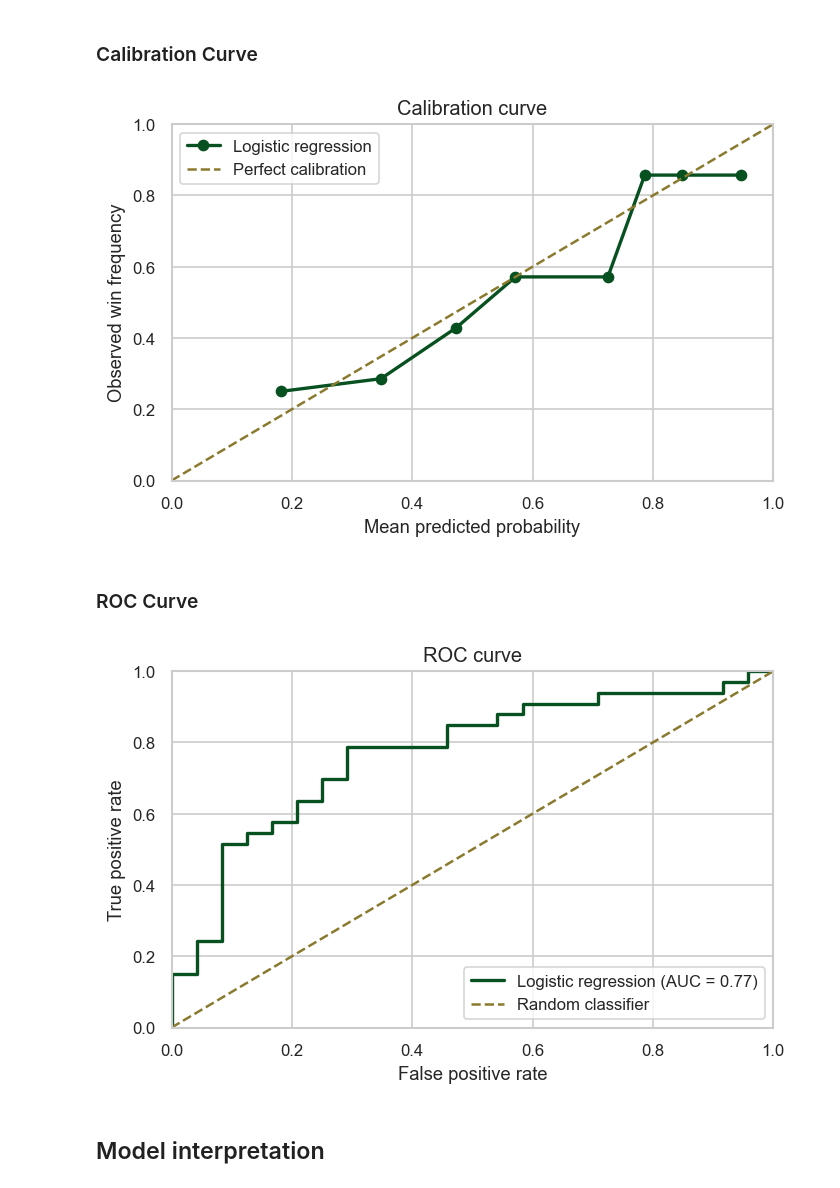
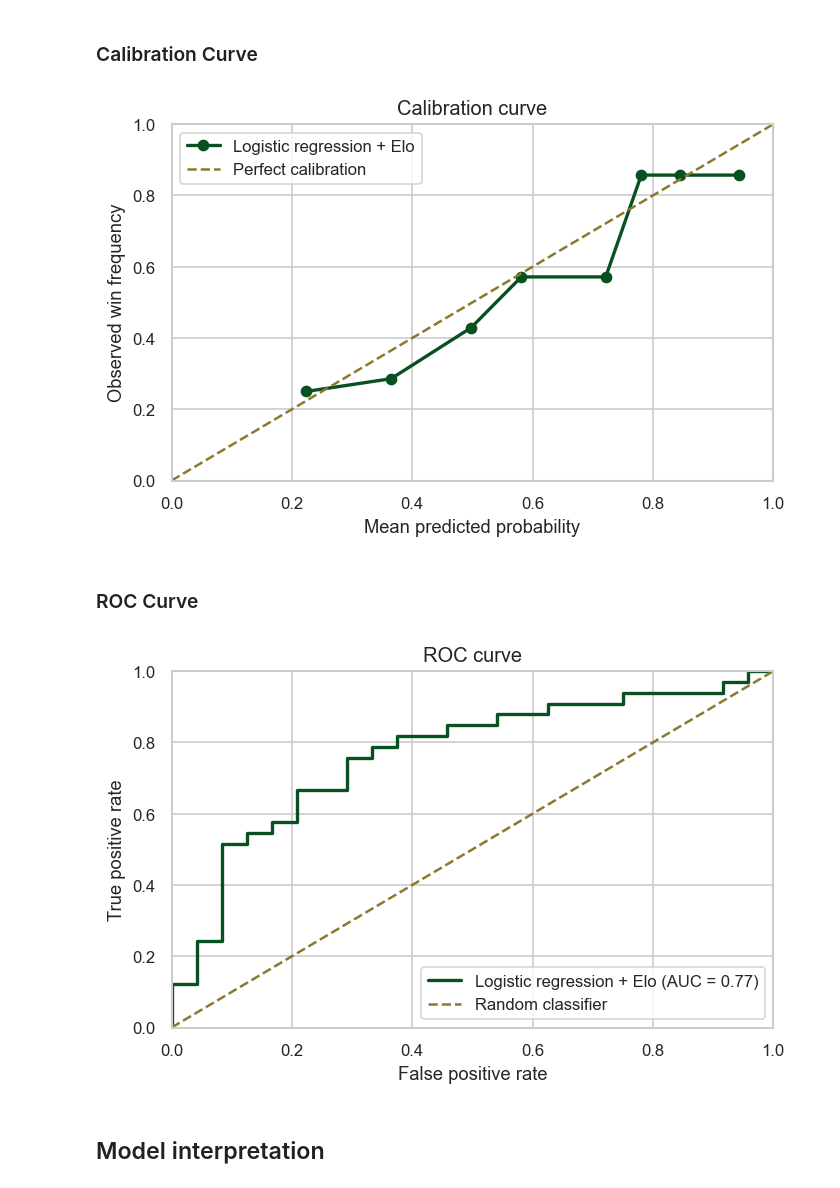
Before and after one commit to brandtami/springboks-rugby-analytics, a Jupyter notebook: notebooks/04_model_logistic_regression.ipynb, the cells around one changed output. Cells and saved outputs as stored; diff of their text form; code cells hidden in the pictures.

```diff
--- a/notebooks/04_model_logistic_regression.ipynb
+++ b/notebooks/04_model_logistic_regression.ipynb
@@ -61,7 +60,7 @@ test: (57, 10)
 # %% [markdown]
 ## Define features
 # %%
-features_num = [
+features_num_base = [
     "home",
     "rolling_form_3",
     "rolling_form_5",
@@ -70,6 +69,8 @@ features_num = [
     "days_since_prev",
 ]
 
+features_num_elo = features_num_base + ["elo_diff_pre"]
+
 features_cat = [
     "opponent",
     "tournament",
@@ -77,9 +78,12 @@ features_cat = [
 
 target = "win"
 
-X_train = train[features_num + features_cat].copy()
 y_train = train[target].astype(int).copy()
+y_test = test[target].astype(int).copy()
 
-X_test = test[features_num + features_cat].copy()
-y_test = test[target].astype(int).copy()
+X_train_base = train[features_num_base + features_cat].copy()
+X_test_base = test[features_num_base + features_cat].copy()
+
+X_train_elo = train[features_num_elo + features_cat].copy()
+X_test_elo = test[features_num_elo + features_cat].copy()
 # %% [markdown]
@@ -170,7 +171,7 @@ weighted avg      0.681     0.684     0.679        57
 # %%
 frac_pos, mean_pred = calibration_curve(
     y_test,
-    prob_test,
+    prob_elo,
     n_bins=8,
     strategy="quantile",
 )
@@ -183,7 +184,7 @@ ax.plot(
     marker="o",
     color=PRIMARY,
     linewidth=2,
-    label="Logistic regression"
+    label="Logistic regression + Elo"
 )
 
 ax.plot(
@@ -206,46 +207,46 @@ fig.tight_layout()
 fig.savefig(FIG_DIR / "model_calibration_curve.pdf", bbox_inches="tight")
 plt.show()
 # %% [output]
-[figure, old version]
+[figure, new version]
 # %% [markdown]
 ### ROC Curve
 # %%
 from sklearn.metrics import roc_curve, auc
 
-fpr, tpr, _ = roc_curve(y_test, prob_test)
+fpr, tpr, _ = roc_curve(y_test, prob_elo)
 roc_auc = auc(fpr, tpr)
 
 fig, ax = plt.subplots(figsize=FIGSIZE)
 
 ax.plot(
     fpr,
     tpr,
     color=PRIMARY,
     linewidth=2,
-    label=f"Logistic regression (AUC = {roc_auc:.2f})"
+    label=f"Logistic regression + Elo (AUC = {roc_auc:.2f})"
 )
 
 ax.plot(
     [0, 1],
     [0, 1],
     linestyle="--",
     color=SECONDARY,
     linewidth=1.5,
     label="Random classifier"
 )
 
 ax.set_title("ROC curve")
 ax.set_xlabel("False positive rate")
 ax.set_ylabel("True positive rate")
 ax.set_xlim(0, 1)
 ax.set_ylim(0, 1)
 ax.legend(loc="lower right")
 
 fig.tight_layout()
 fig.savefig(FIG_DIR / "model_roc_curve.pdf", bbox_inches="tight")
 plt.show()
 # %% [output]
-[figure, old version]
+[figure, new version]
 # %% [markdown]
 ## Model interpretation
 # %%
```
Also changed, not shown: parts of 10 cells of this notebook, 22 other files.
